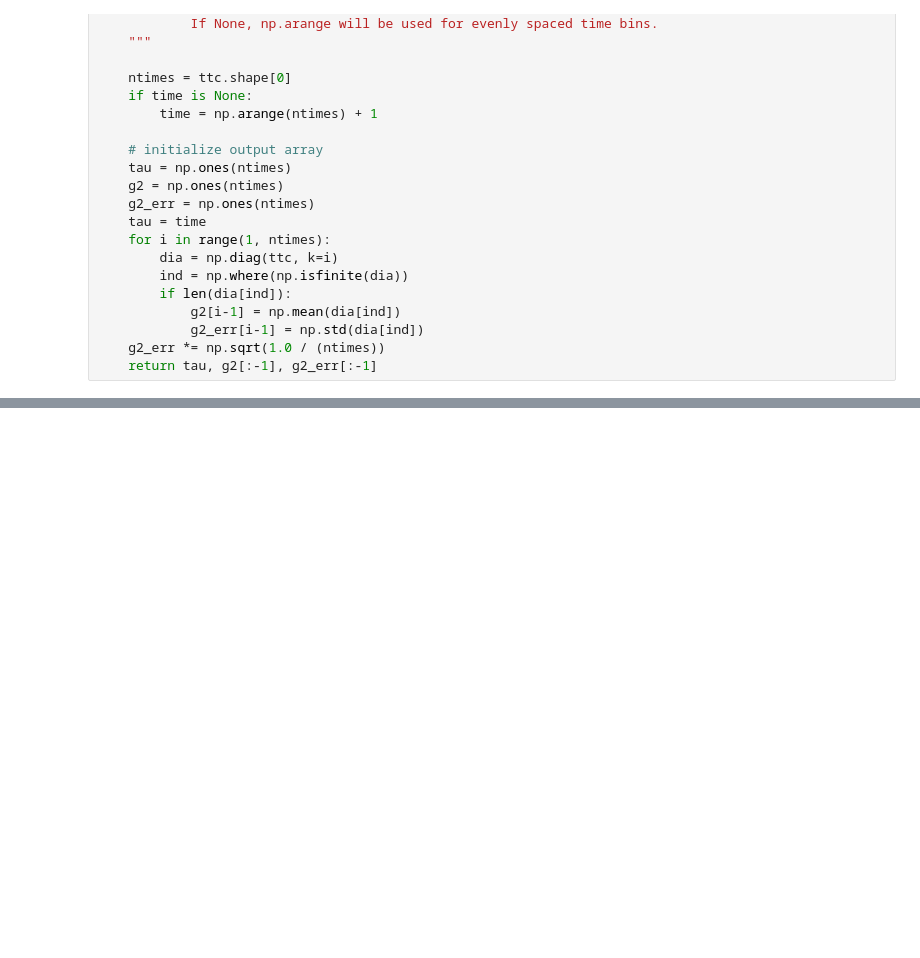
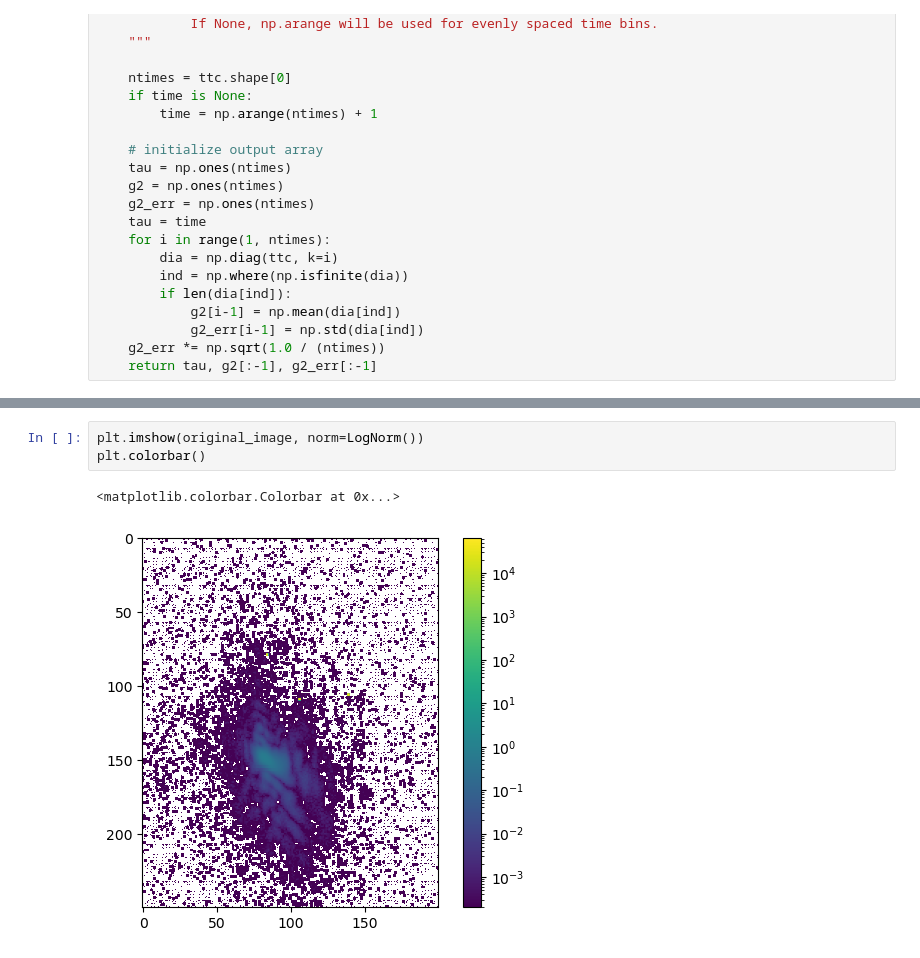
Before and after one commit to JAndronis/xpcs_analysis_cpp, a Jupyter notebook: analysis.ipynb, the cells around one changed output, grey strips where cells are left out. Saved outputs shown, nothing was run; the diff lists cells and outputs as text; blank space fills up the shorter version.

```diff
--- a/analysis.ipynb
+++ b/analysis.ipynb
@@ -61 +260,7 @@ time = f['/ttc/time_axis'][()][0]
+# %%
+plt.imshow(original_image, norm=LogNorm())
+plt.colorbar()
+# %% [output]
+<matplotlib.colorbar.Colorbar at 0x...>
+[figure, added]
 # %%
```
Also changed, not shown: parts of 19 cells of this notebook, 5 other files.
